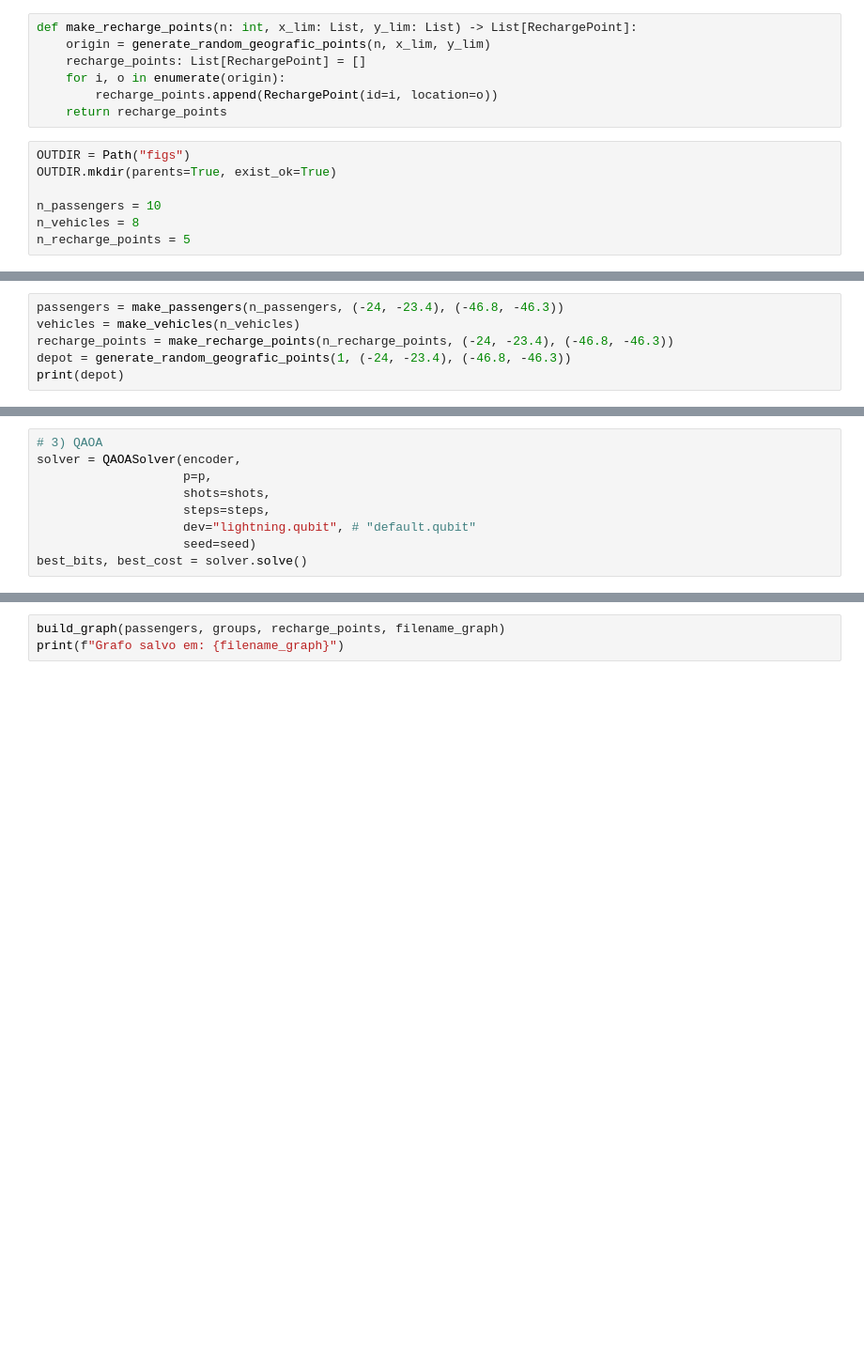
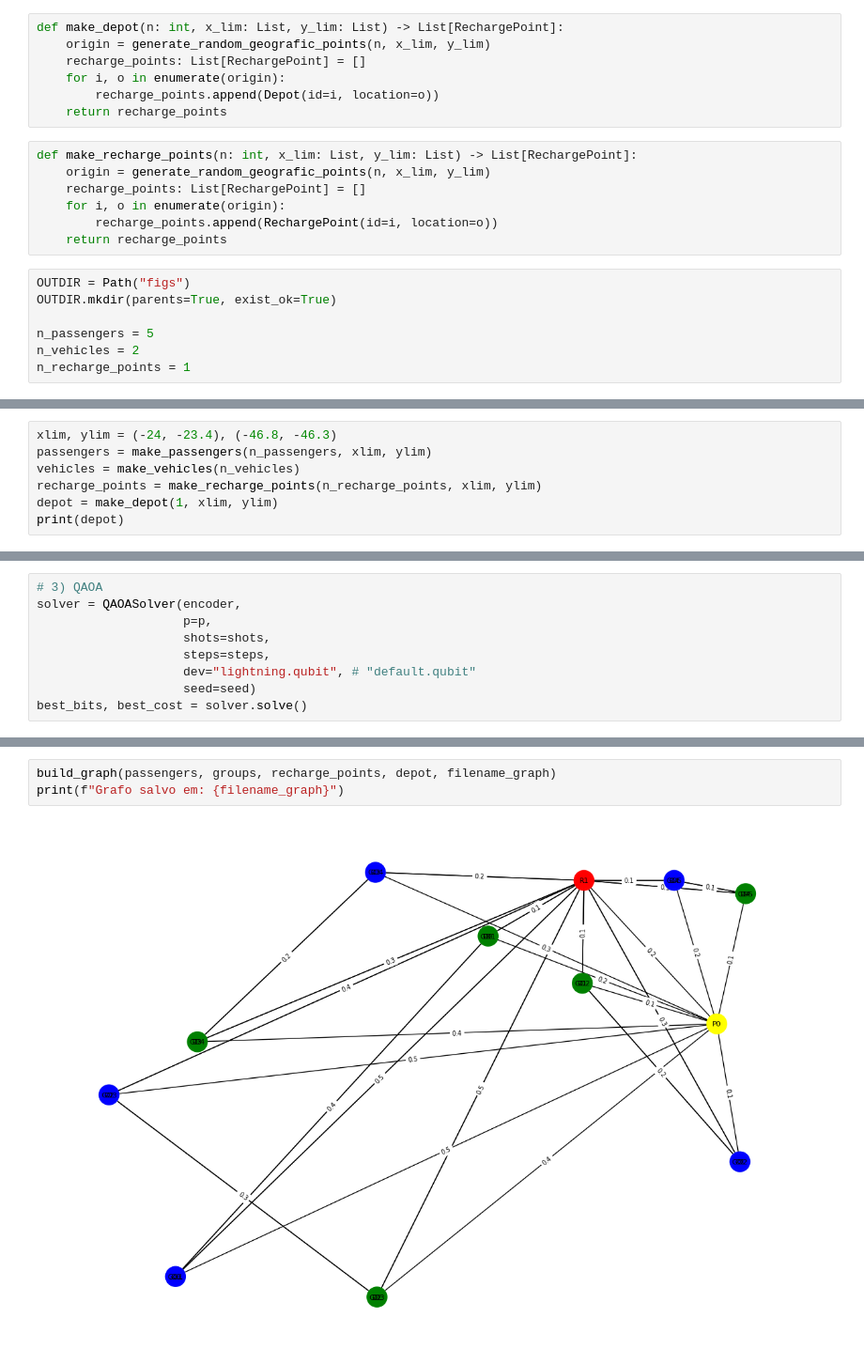
Before and after one commit to mephessivolc/EA-VRP, a Jupyter notebook: main.ipynb, the cells around one changed output, grey strips where cells are left out. Shown: that part at 94% size. Cells and saved outputs as stored; diff of their text form; blank space fills up the shorter version.

```diff
--- a/main.ipynb
+++ b/main.ipynb
@@ -37,19 +37,26 @@ def make_vehicles(n: int) -> List[Vehicle]:
     """Cria *n* veículos com parâmetros padrão."""
     return [Vehicle(id=i + 1) for i in range(n)]
 # %%
-def make_recharge_points(n: int, x_lim: List, y_lim: List) -> List[RechargePoint]:
+def make_depot(n: int, x_lim: List, y_lim: List) -> List[RechargePoint]:
     origin = generate_random_geografic_points(n, x_lim, y_lim)
     recharge_points: List[RechargePoint] = []
     for i, o in enumerate(origin):
-        recharge_points.append(RechargePoint(id=i, location=o))
+        recharge_points.append(Depot(id=i, location=o))
     return recharge_points
+# %%
+def make_recharge_points(n: int, x_lim: List, y_lim: List) -> List[RechargePoint]:
+    origin = generate_random_geografic_points(n, x_lim, y_lim)
+    recharge_points: List[RechargePoint] = []
+    for i, o in enumerate(origin):
+        recharge_points.append(RechargePoint(id=i, location=o))
+    return recharge_points
 # %%
 OUTDIR = Path("figs")
 OUTDIR.mkdir(parents=True, exist_ok=True)
 
-n_passengers = 10
-n_vehicles = 8
-n_recharge_points = 5
+n_passengers = 5
+n_vehicles = 2
+n_recharge_points = 1
 # %%
 p=2
 shots=1000
@@ -61,9 +68,10 @@ seed = 42
 filename_hist = OUTDIR / "teste_histograma.png" # nome do arquivo do histograma
 filename_graph = OUTDIR / "teste_grafo.png" # nome do arquivo do grafo
 # %%
-passengers = make_passengers(n_passengers, (-24, -23.4), (-46.8, -46.3))
+xlim, ylim = (-24, -23.4), (-46.8, -46.3)
+passengers = make_passengers(n_passengers, xlim, ylim)
 vehicles = make_vehicles(n_vehicles)
-recharge_points = make_recharge_points(n_recharge_points, (-24, -23.4), (-46.8, -46.3))
-depot = generate_random_geografic_points(1, (-24, -23.4), (-46.8, -46.3))
+recharge_points = make_recharge_points(n_recharge_points, xlim, ylim)
+depot = make_depot(1, xlim, ylim)
 print(depot)
 # %% [output]
@@ -135,3 +176,5 @@ print(f"Histograma salvo em: {filename_hist}")
 # %%
-build_graph(passengers, groups, recharge_points, filename_graph)
+build_graph(passengers, groups, recharge_points, depot, filename_graph)
 print(f"Grafo salvo em: {filename_graph}")
+# %% [output]
+[figure, added]
```
Also changed, not shown: parts of 11 cells of this notebook, 4 other files.
